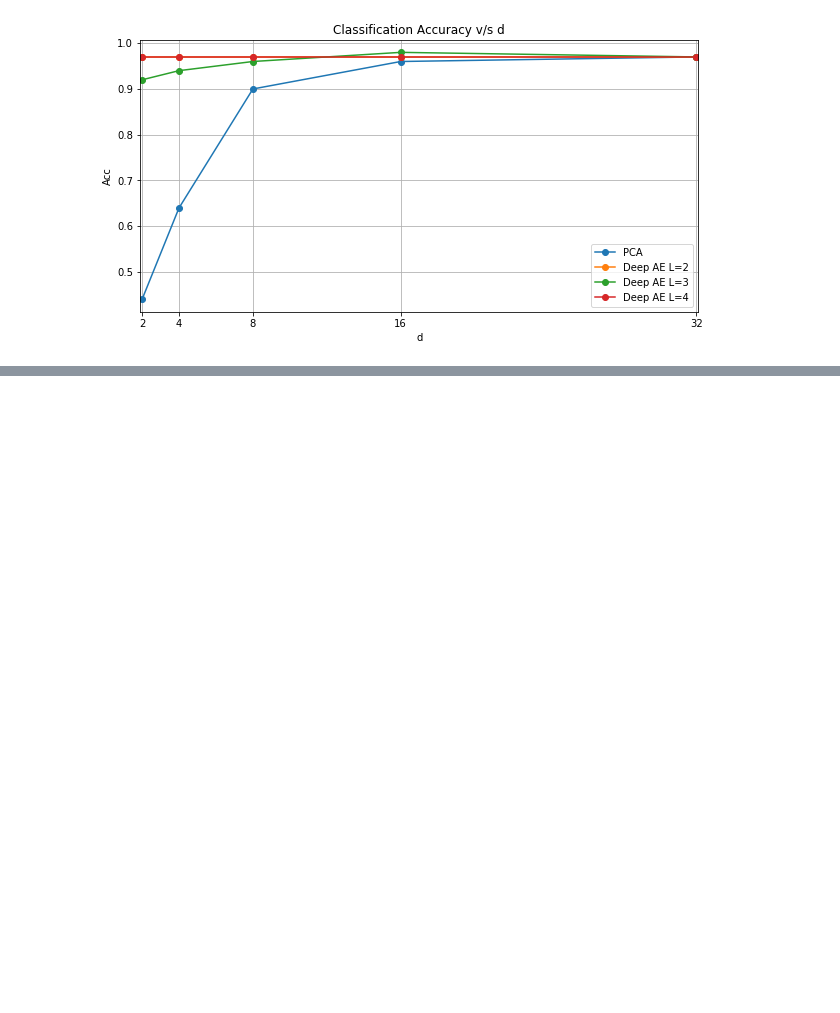
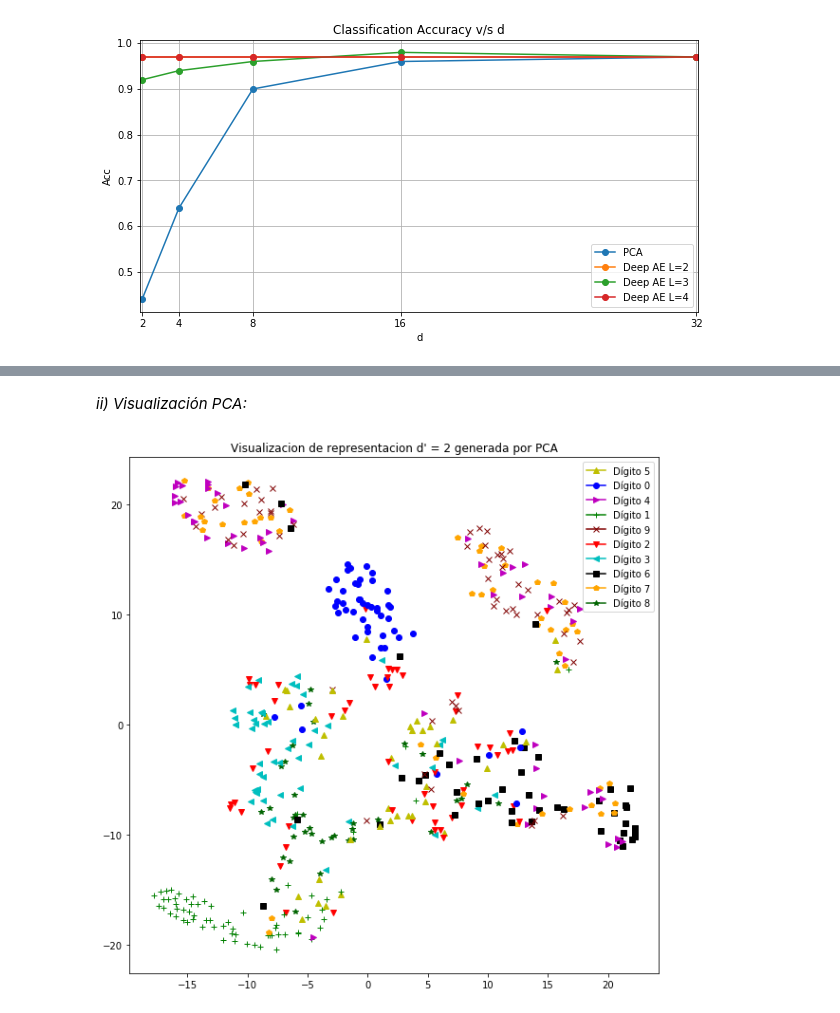
Before and after one commit to jeremyisai93/tarea2-RN, a Jupyter notebook: Pregunta 3.1.ipynb, the cells around one changed output, grey strips where cells are left out. Cells and saved outputs as stored; diff of their text form; code cells hidden in the pictures; blank space fills up the shorter version.

```diff
--- a/Pregunta 3.1.ipynb
+++ b/Pregunta 3.1.ipynb
@@ -671,0 +676,29 @@ for idx in range(0,nplot):
+# %% [markdown]
+_ii) Visualización PCA:_
+# %%
+nplot = 500
+# Se realiza reducción de dimensionalidad vía PCA
+pca = PCA(n_components=2)
+pca.fit(x_train[:nplot])
+pca_train = pca.transform(x_train[:nplot])
+
+# Se grafica representación
+model = TSNE(n_components=2, random_state=0)
+encoded_train = pca_train
+encoded_train = model.fit_transform(pca_train)
+plt.figure(figsize=(10, 10))
+plt.title("Visualizacion de representacion d' = 2 generada por PCA")
+labels = [0,1,2,3,4,5,6,7,8,9]
+for idx in range(0, nplot):
+    label = y_train[idx]
+    if label in labels:
+        line = plt.plot(encoded_train[idx][0], encoded_train[idx][1], color=colors[label], marker=markers[label]
+                        , markersize=6, label = "Dígito "+str(label))
+        labels.remove(label)
+    else:
+        line = plt.plot(encoded_train[idx][0], encoded_train[idx][1], color=colors[label], marker=markers[label], markersize=6)
+plt.legend(loc='upper right')
+
+plt.show()
+# %% [output]
+[figure, added]
```
Also changed, not shown: parts of 15 cells of this notebook, 2 other files.
